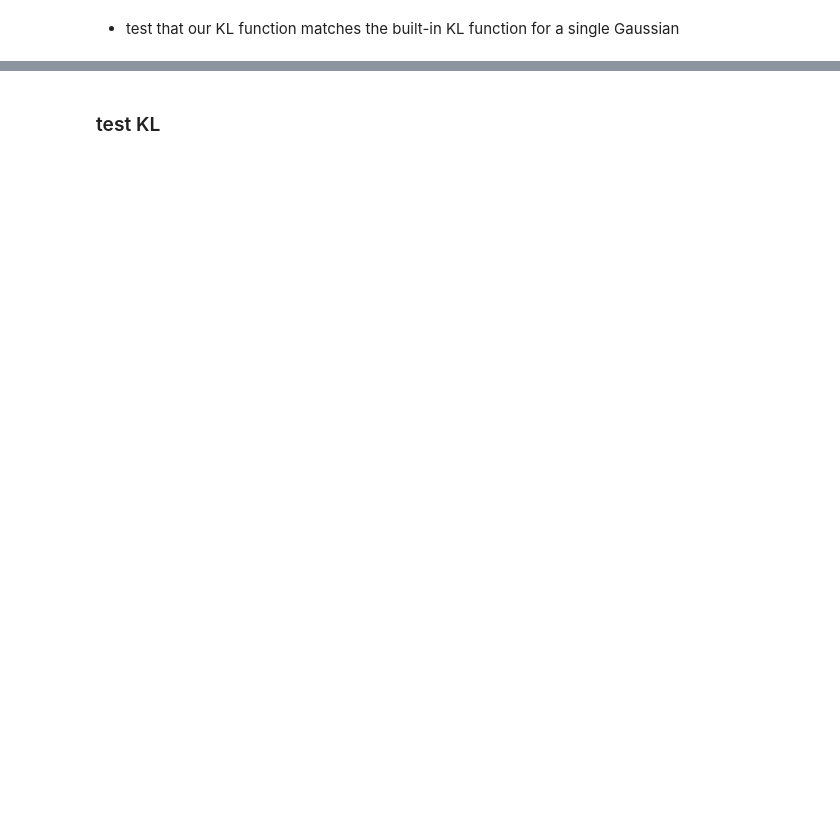
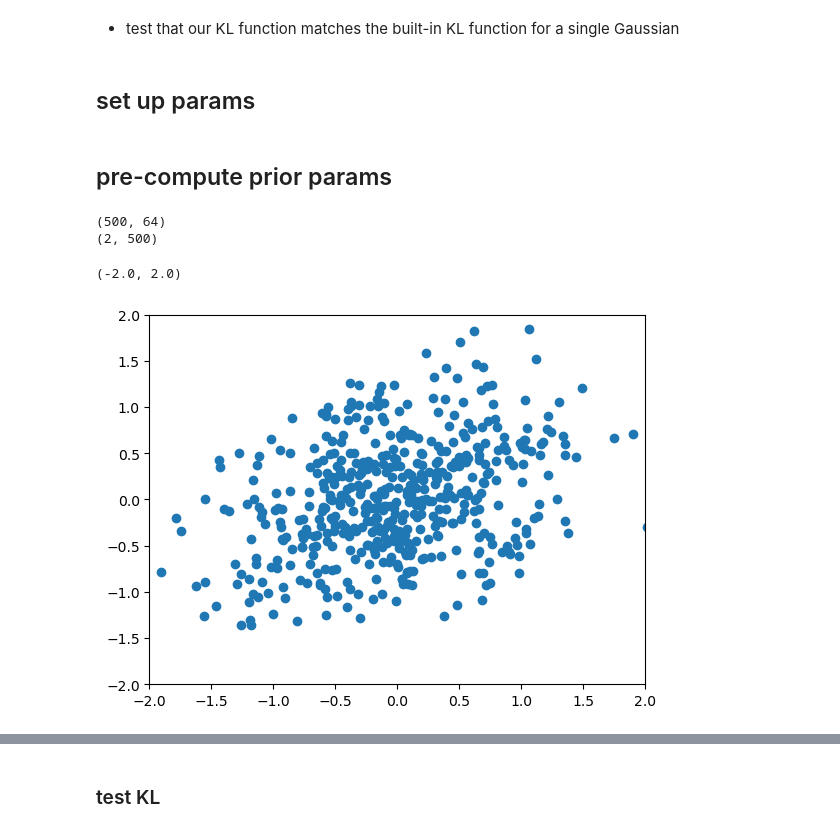
Before and after one commit to spewil/phd, a Jupyter notebook: analysis/notebooks/_modeling/rl_64D.ipynb, the cells around one changed output, grey strips where cells are left out. Saved outputs shown, nothing was run; the diff lists cells and outputs as text; code cells hidden in the pictures; blank space fills up the shorter version.

```diff
--- a/analysis/notebooks/_modeling/rl_64D.ipynb
+++ b/analysis/notebooks/_modeling/rl_64D.ipynb
@@ -16,8 +26,10 @@ import optax  # Used for optimization using SGD, Adam etc
 
 %matplotlib inline
+# %%
+subjects = analysis.load_subjects()
 # %% [markdown]
 - test that our KL function matches the built-in KL function for a single Gaussian
 # %%
-ACTION_DIM = 10
+ACTION_DIM = 64
 STATE_DIM = 2
 batch_size = 500
@@ -246,0 +168,2 @@ def make_starting_dist(starting_params):
+# %% [markdown]
+## set up params
@@ -246,0 +223,21 @@ def make_starting_dist(starting_params):
+# %% [markdown]
+## pre-compute prior params
+# %%
+key = jax.random.PRNGKey(0)
+key, subkey = jax.random.split(key)
+p = generate_starting_policy_params(2,prior_match=True)
+d = make_prior_dist(p)
+decoder = subjects[1].decoder[-2:,:]
+samples = d.sample(seed=subkey,sample_shape=500)
+print(samples.shape)
+trajectory = decoder @ samples.T
+print(trajectory.shape)
+# plt.plot(samples[:,5],samples[:,54],"o")
+plt.plot(trajectory[0],trajectory[1],"o")
+plt.ylim([-2,2])
+plt.xlim([-2,2])
+# %% [output]
+(500, 64)
+(2, 500)
+(-2.0, 2.0)
+[figure, added]
```
Also changed, not shown: parts of 26 cells of this notebook, 11 other files.
